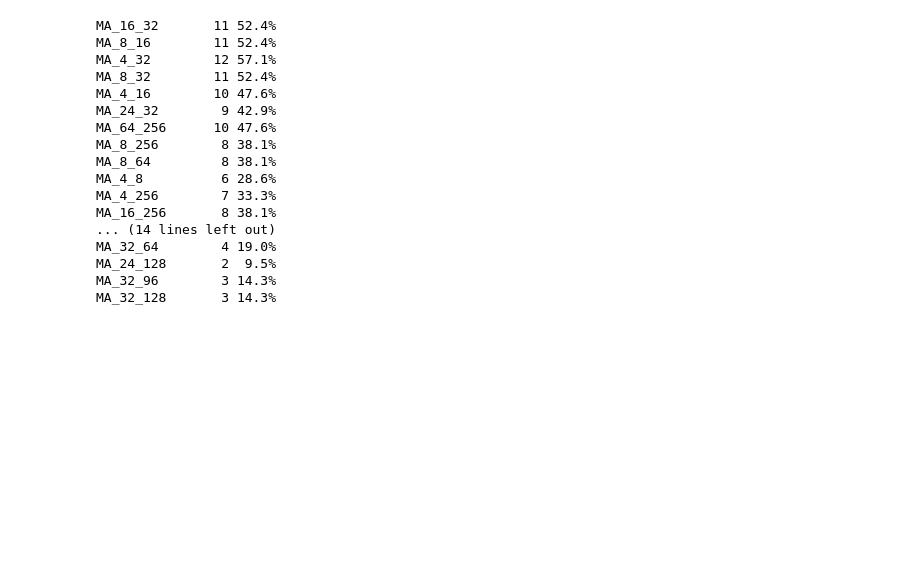
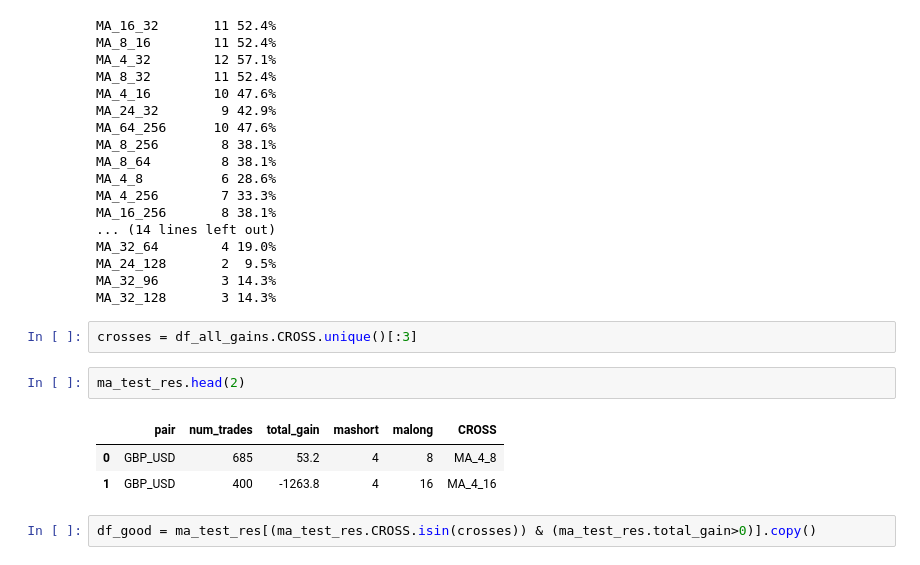
Before and after one commit to jiajie0225/ForexBot, a Jupyter notebook: ma_sim_explore.ipynb, the cells around one changed output. Drawn from its saved outputs; the diff is of its cells as text; blank space fills up the shorter version.

```diff
--- a/ma_sim_explore.ipynb
+++ b/ma_sim_explore.ipynb
@@ -85,3 +85,13 @@ MA_32_64        4 19.0%
 MA_24_128       2  9.5%
 MA_32_96        3 14.3%
 MA_32_128       3 14.3%
+# %%
+crosses = df_all_gains.CROSS.unique()[:3]
+# %%
+ma_test_res.head(2)
+# %% [output]
+|  | pair | num_trades | total_gain | mashort | malong | CROSS |
+| 0 | GBP_USD | 685 | 53.2 | 4 | 8 | MA_4_8 |
+| 1 | GBP_USD | 400 | -1263.8 | 4 | 16 | MA_4_16 |
+# %%
+df_good = ma_test_res[(ma_test_res.CROSS.isin(crosses)) & (ma_test_res.total_gain>0)].copy()
```
Also changed, not shown: parts of 12 cells of this notebook.
